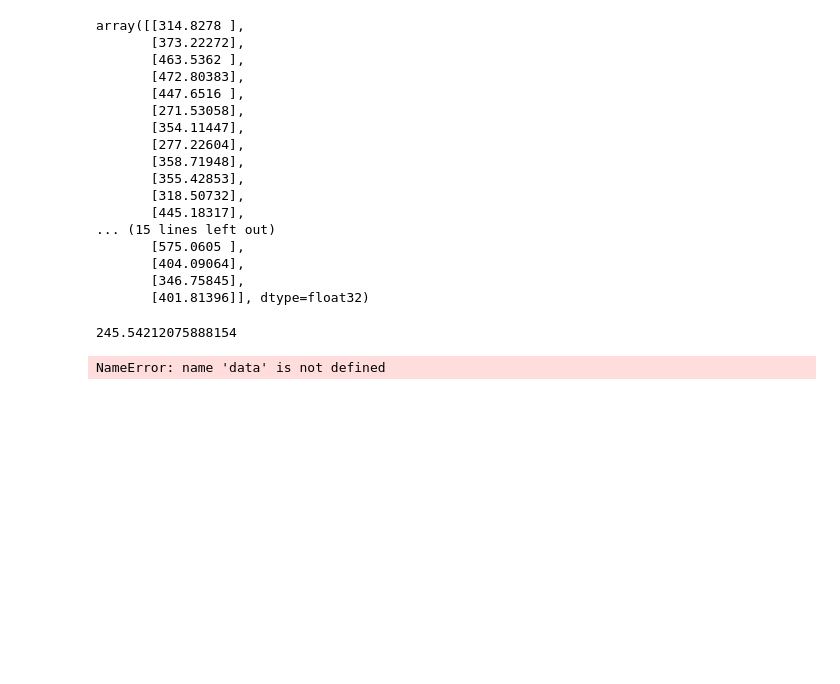
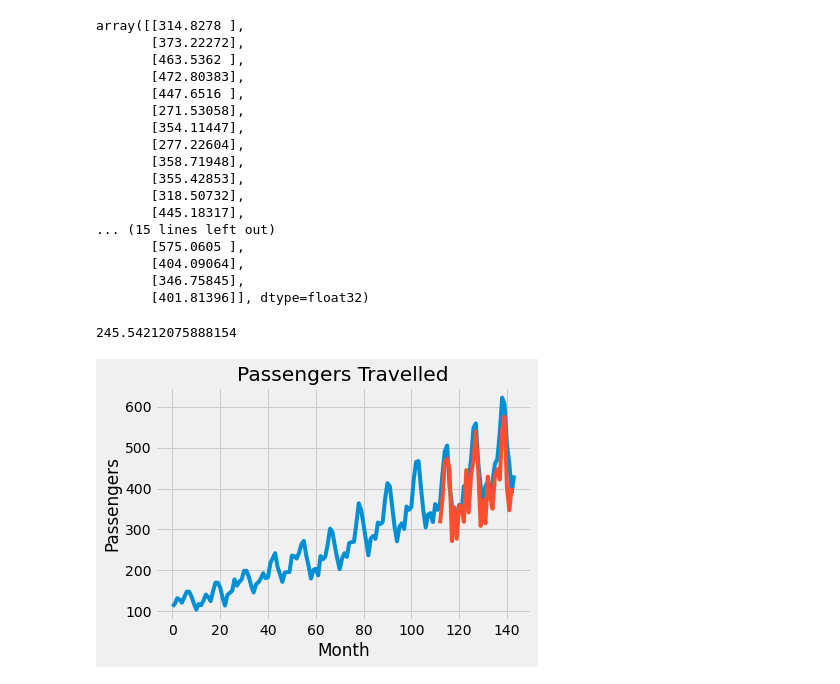
Before and after one commit to geehaad/Time-Series_Different-models, a Jupyter notebook: CNN/LSTM.ipynb, the cells around one changed output. Saved outputs shown, nothing was run; the diff lists cells and outputs as text; code cells hidden in the pictures; blank space fills up the shorter version.

```diff
--- a/CNN/LSTM.ipynb
+++ b/CNN/LSTM.ipynb
@@ -290,21 +290,21 @@ math.sqrt(mean_squared_error(y_train,train_predict))
 # %%
 452.56696011597353
 ### Plotting
 # shift train predictions for plotting
 look_back=4
-trainPredictPlot = np.empty_like(data)
+trainPredictPlot = np.empty_like(df)
 trainPredictPlot[:, :] = np.nan
 trainPredictPlot[look_back:len(train_predict)+look_back, :] = train_predict
 # shift test predictions for plotting
-testPredictPlot = np.empty_like(data)
+testPredictPlot = np.empty_like(df)
 testPredictPlot[:, :] = np.nan
-testPredictPlot[len(train_predict)+(look_back*2)+1:len(data)-1, :] = test_predict
+testPredictPlot[len(train_predict)+(look_back*2)+1:len(df)-1, :] = test_predict
 # plot baseline and predictions
 plt.xlabel("Month")
 plt.ylabel("Passengers")
 plt.title("Passengers Travelled")
-plt.plot(scaler.inverse_transform(data)) #original data
+plt.plot(scaler.inverse_transform(df)) #original data
 plt.plot(testPredictPlot) #test prediction
 plt.show()
 # %% [output]
-NameError: name 'data' is not defined
+[figure, added]
```
